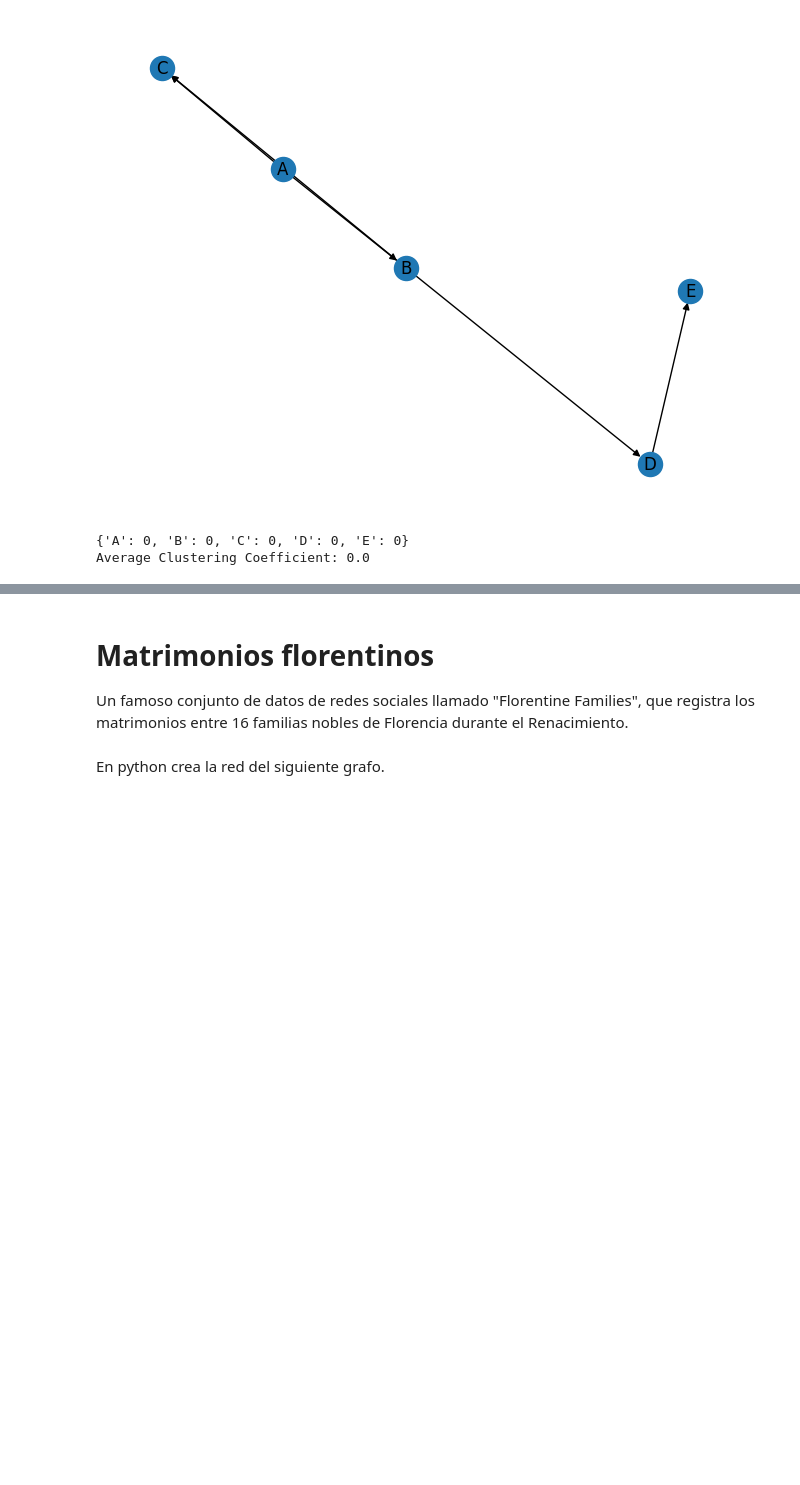
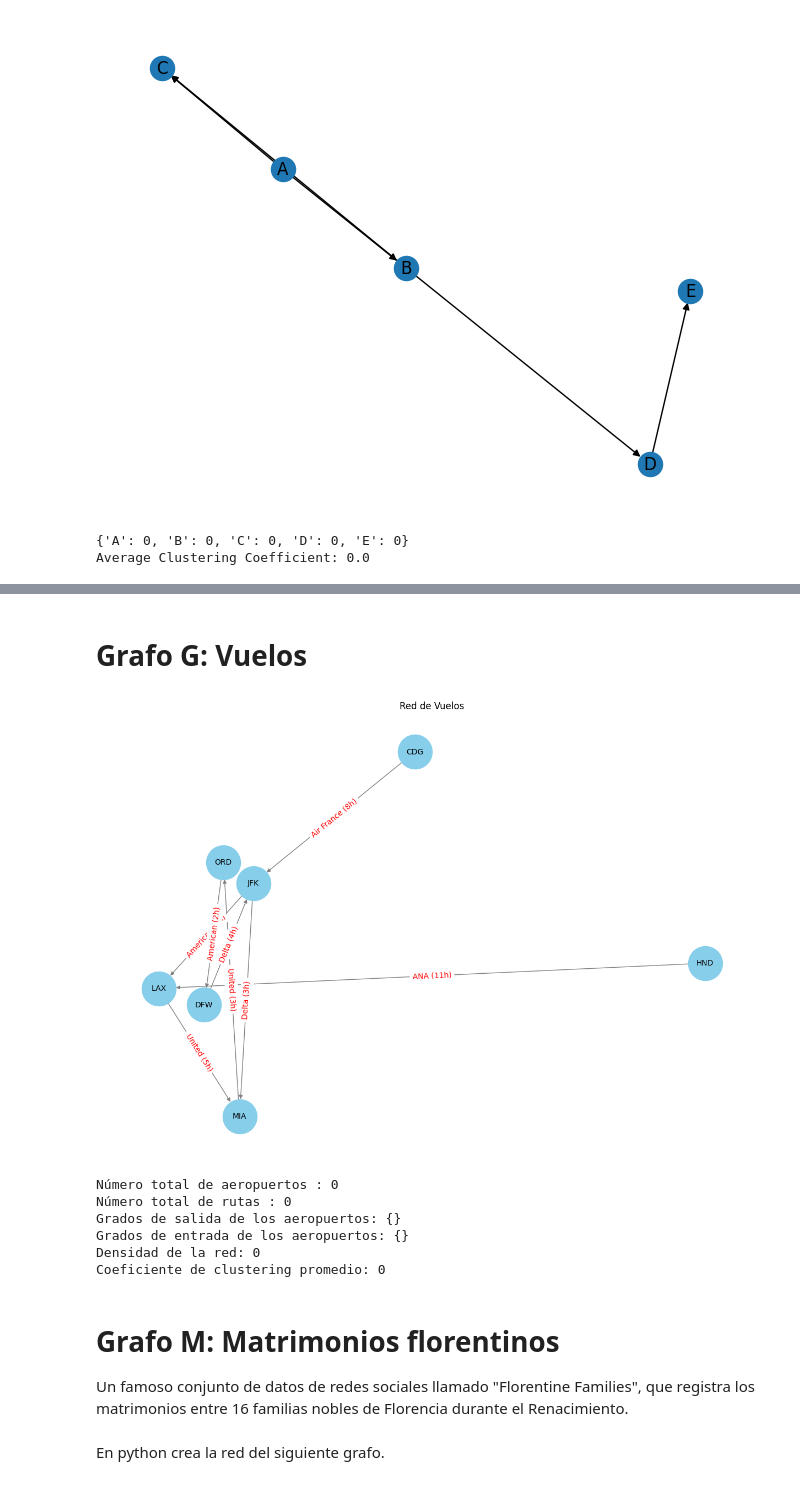
Before and after one commit to sharop/TallerGrafos24, a Jupyter notebook: Clase_1_Grafos.ipynb, the cells around one changed output, grey strips where cells are left out. Cells and saved outputs as stored; diff of their text form; code cells hidden in the pictures; blank space fills up the shorter version.

```diff
--- a/Clase_1_Grafos.ipynb
+++ b/Clase_1_Grafos.ipynb
@@ -529,5 +541,64 @@ Depth-First Search:
+# %% [markdown]
+# Grafo G: Vuelos
+# %%
+import networkx as nx
+import matplotlib.pyplot as plt
+
+aeropuertos = {
+    'JFK': {'coord': (40.6413111, -73.7781391), 'ciudad': 'Nueva York', 'pais': 'USA', 'capacidad': 61000000},
+    'LAX': {'coord': (33.9415889, -118.40853), 'ciudad': 'Los Ángeles', 'pais': 'USA', 'capacidad': 87800000},
+    'MIA': {'coord': (25.795865, -80.2870457), 'ciudad': 'Miami', 'pais': 'USA', 'capacidad': 45000000},
+    'ORD': {'coord': (41.9741625, -87.9073214), 'ciudad': 'Chicago', 'pais': 'USA', 'capacidad': 79700000},
+    'DFW': {'coord': (32.8998091, -97.0403352), 'ciudad': 'Dallas', 'pais': 'USA', 'capacidad': 73000000},
+    'CDG': {'coord': (49.0096906, 2.5479245), 'ciudad': 'París', 'pais': 'Francia', 'capacidad': 72290000},
+    'HND': {'coord': (35.5493932, 139.7798386), 'ciudad': 'Tokio', 'pais': 'Japón', 'capacidad': 85000000}
+}
+
+vuelos = [
+    ('JFK', 'LAX', {'frecuencia': 5, 'duracion': 6, 'aerolinea': 'American'}),
+    ('JFK', 'MIA', {'frecuencia': 8, 'duracion': 3, 'aerolinea': 'Delta'}),
+    ('LAX', 'MIA', {'frecuencia': 4, 'duracion': 5, 'aerolinea': 'United'}),
+    ('MIA', 'ORD', {'frecuencia': 7, 'duracion': 3, 'aerolinea': 'United'}),
+    ('ORD', 'DFW', {'frecuencia': 10, 'duracion': 2, 'aerolinea': 'American'}),
+    ('DFW', 'JFK', {'frecuencia': 6, 'duracion': 4, 'aerolinea': 'Delta'}),
+    ('CDG', 'JFK', {'frecuencia': 3, 'duracion': 8, 'aerolinea': 'Air France'}),
+    ('HND', 'LAX', {'frecuencia': 2, 'duracion': 11, 'aerolinea': 'ANA'})
+]
+
+G = nx.DiGraph()
+for aeropuerto, data in aeropuertos.items():
+    G.add_node(aeropuerto, **data)
+G.add_edges_from(vuelos)
+
+def draw_graph(G):
+    plt.figure(figsize=(12, 8))
+    pos = {airport: (data['coord'][1], data['coord'][0]) for airport, data in G.nodes(data=True)}
+    nx.draw(G, pos, with_labels=True, node_color='skyblue', node_size=2000, edge_color='gray', font_size=10, arrows=True)
+    edge_labels = {(u, v): f"{d['aerolinea']} ({d['duracion']}h)" for u, v, d in G.edges(data=True)}
+    nx.draw_networkx_edge_labels(G, pos, edge_labels=edge_labels, font_color='red')
+    plt.title("Red de Vuelos")
+    plt.show()
+
+draw_graph(G)
+# %% [output]
+[figure, added]
+# %%
+### TU CODIGO
+print(f"Número total de aeropuertos : {0}")
+print(f"Número total de rutas : {0}")
+print("Grados de salida de los aeropuertos:", dict())
+print("Grados de entrada de los aeropuertos:", dict())
+print("Densidad de la red:",   0 )
+print("Coeficiente de clustering promedio:", 0)
+# %% [output]
+Número total de aeropuertos : 0
+Número total de rutas : 0
+Grados de salida de los aeropuertos: {}
+Grados de entrada de los aeropuertos: {}
+Densidad de la red: 0
+Coeficiente de clustering promedio: 0
 # %% [markdown]
-# Matrimonios florentinos
+# Grafo M: Matrimonios florentinos
 
 Un famoso conjunto de datos de redes sociales llamado "Florentine Families", que registra los matrimonios entre 16 familias nobles de Florencia durante el Renacimiento.
 # %% [markdown]
```
Also changed, not shown: parts of 18 cells of this notebook.
